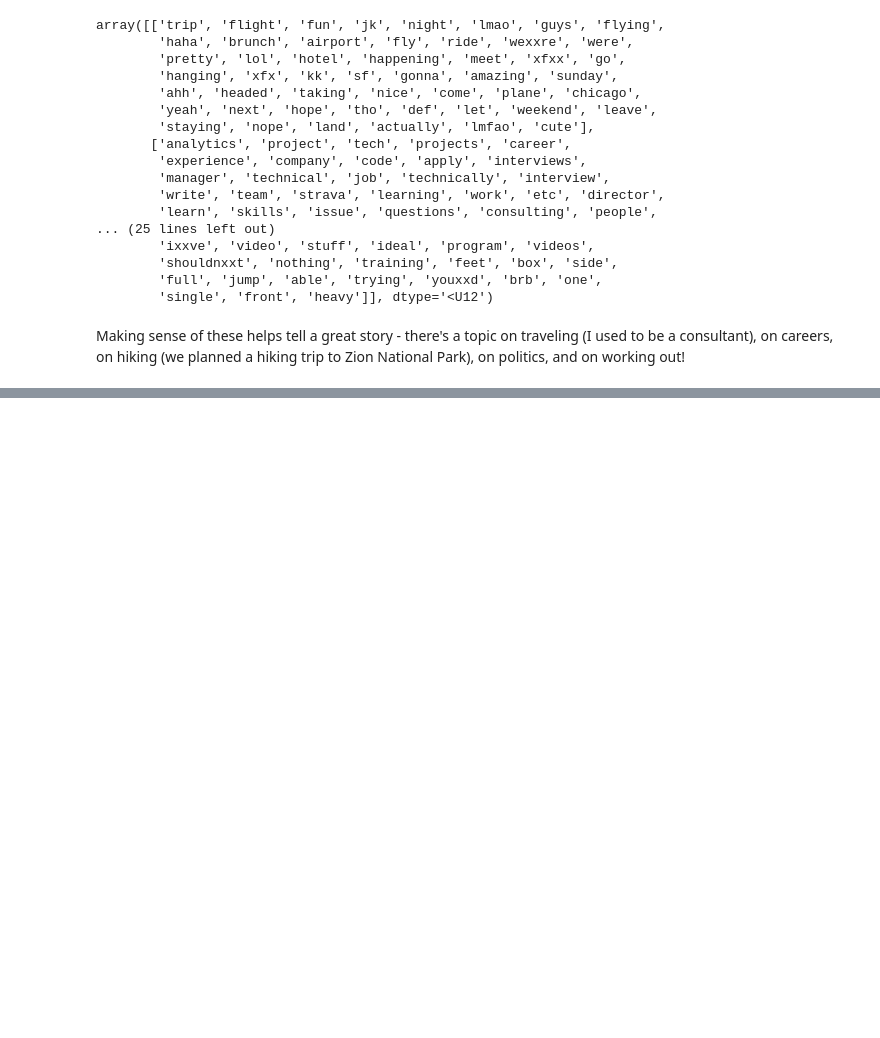
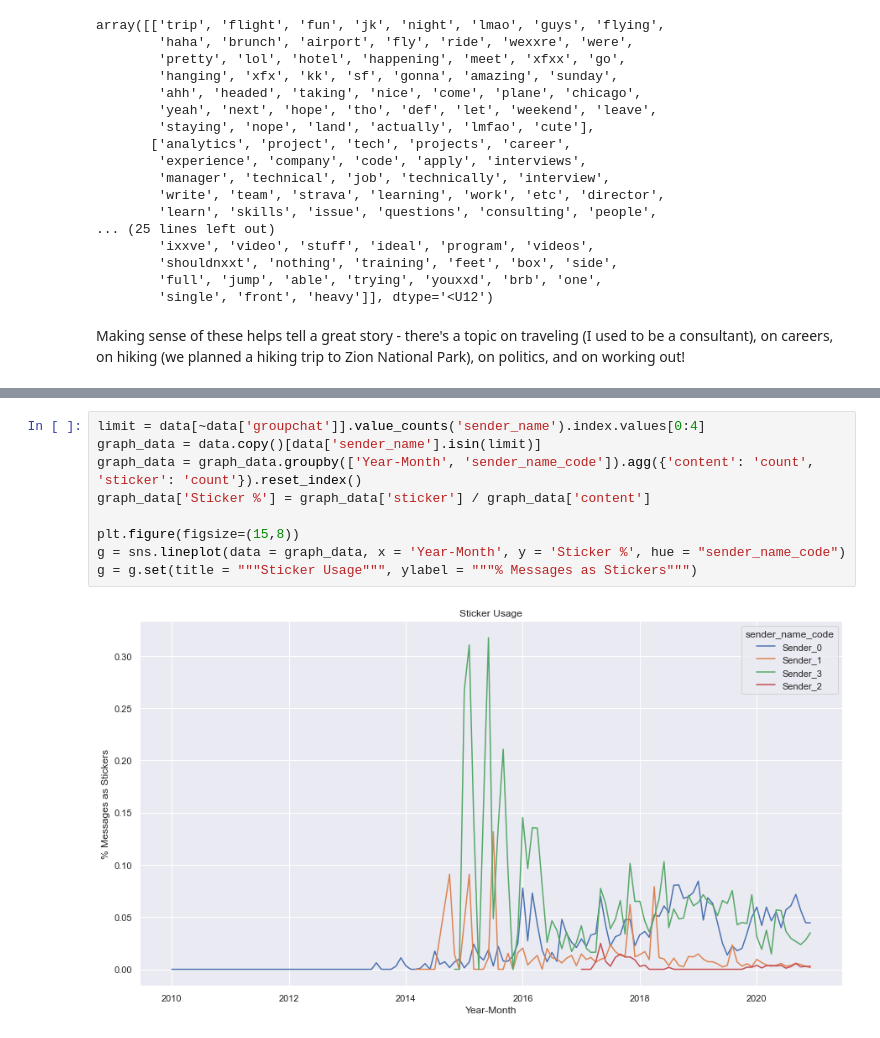
Before and after one commit to aliya-zee/facebook-analytics, a Jupyter notebook: Facebook Analytics.ipynb, the cells around one changed output, grey strips where cells are left out. Drawn from its saved outputs; the diff is of its cells as text; blank space fills up the shorter version.

```diff
--- a/Facebook Analytics.ipynb
+++ b/Facebook Analytics.ipynb
@@ -676,0 +715,11 @@ Making sense of these helps tell a great story - there's a topic on traveling (I
+# %%
+limit = data[~data['groupchat']].value_counts('sender_name').index.values[0:4]
+graph_data = data.copy()[data['sender_name'].isin(limit)]
+graph_data = graph_data.groupby(['Year-Month', 'sender_name_code']).agg({'content': 'count', 'sticker': 'count'}).reset_index()
+graph_data['Sticker %'] = graph_data['sticker'] / graph_data['content']
+
+plt.figure(figsize=(15,8))
+g = sns.lineplot(data = graph_data, x = 'Year-Month', y = 'Sticker %', hue = "sender_name_code")
+g = g.set(title = """Sticker Usage""", ylabel = """% Messages as Stickers""")
+# %% [output]
+[figure, added]
```
Also changed, not shown: parts of 23 cells of this notebook, 6 other files.
